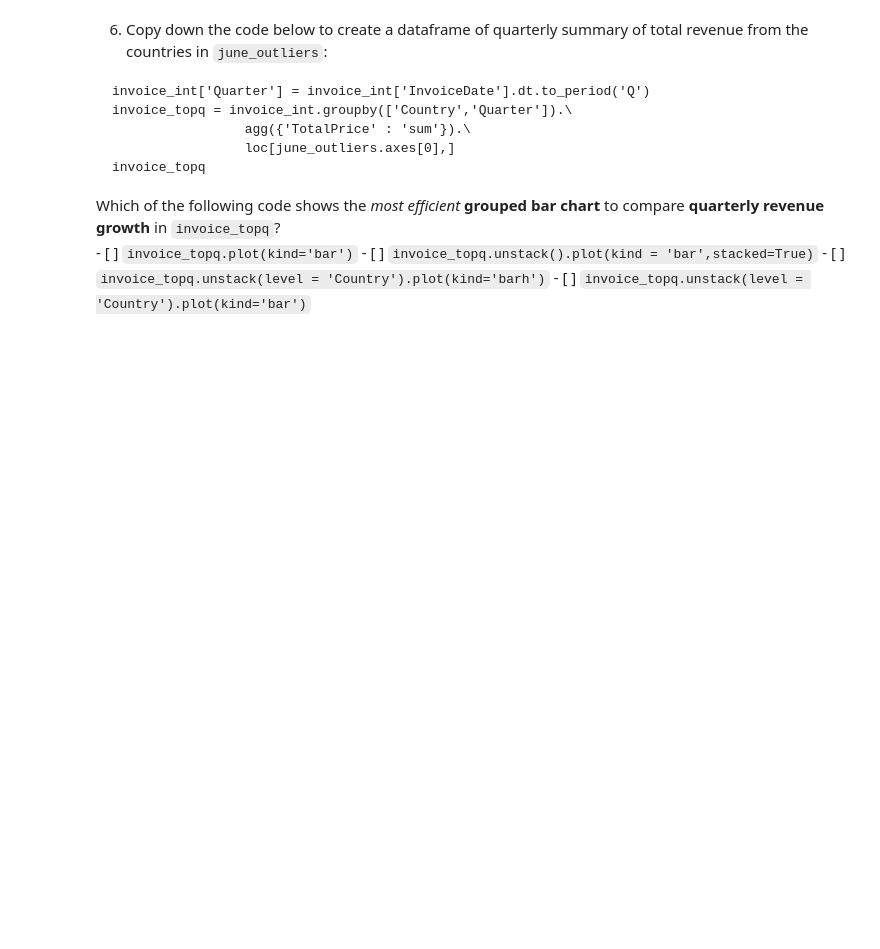
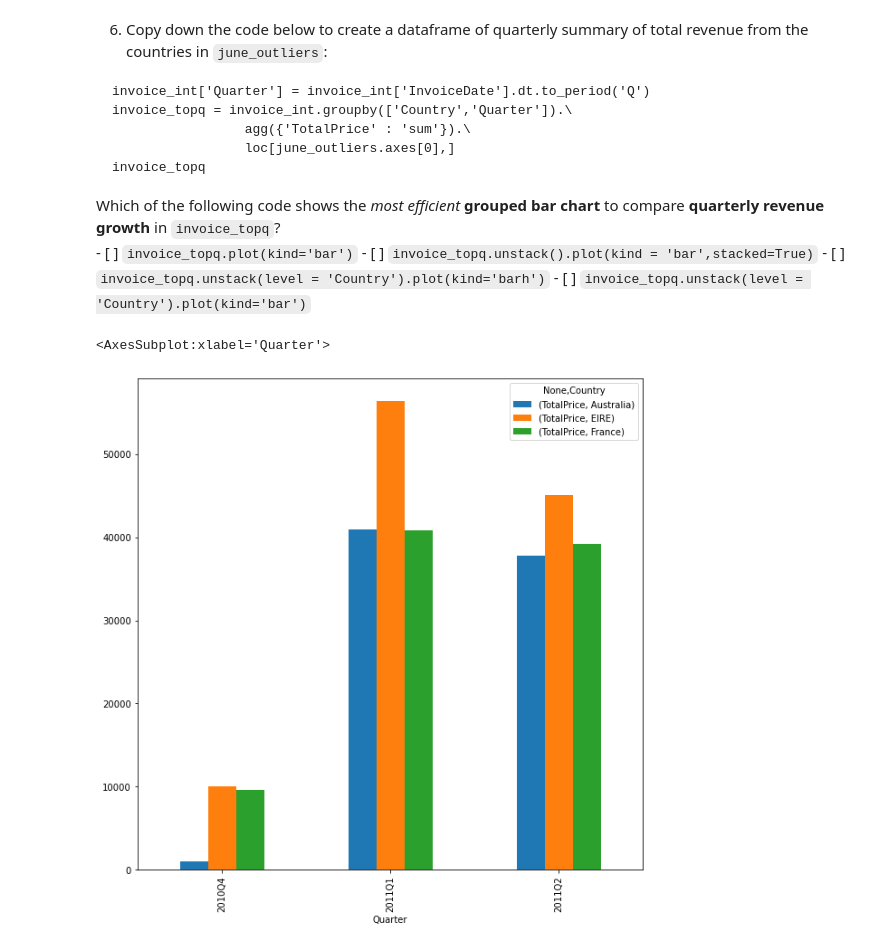
Before and after one commit to ariqleesta/quiz3_algoritma, a Jupyter notebook: 3. Quiz_Data_Wrangling_and_Visualization.ipynb, the cells around one changed output. Cells and saved outputs as stored; diff of their text form; code cells hidden in the pictures; blank space fills up the shorter version.

```diff
--- a/3. Quiz_Data_Wrangling_and_Visualization.ipynb
+++ b/3. Quiz_Data_Wrangling_and_Visualization.ipynb
@@ -111,0 +149,5 @@ june_outliers
+# %%
+## Your code here:
+june_invoice = invoice_monthly.xs(key = '2011-06', level = 'InvoiceMonth')
+june_outliers = june_invoice[june_invoice['TotalPrice'] > 13000]
+june_outliers
@@ -127,0 +174,9 @@ Which of the following code shows the *most efficient* **grouped bar chart** to
+# %%
+## Your code here:
+
+invoice_int['Quarter'] = pd.to_datetime(invoice_int['InvoiceDate']).dt.to_period('Q')
+invoice_topq = invoice_int.groupby(['Country','Quarter']).agg({'TotalPrice' : 'sum'}).loc[june_outliers.axes[0],]
+invoice_topq.unstack(level = 'Country').plot(kind = 'bar', figsize = (10,10))
+# %% [output]
+<AxesSubplot:xlabel='Quarter'>
+[figure, added]
```
Also changed, not shown: parts of 9 cells of this notebook.
